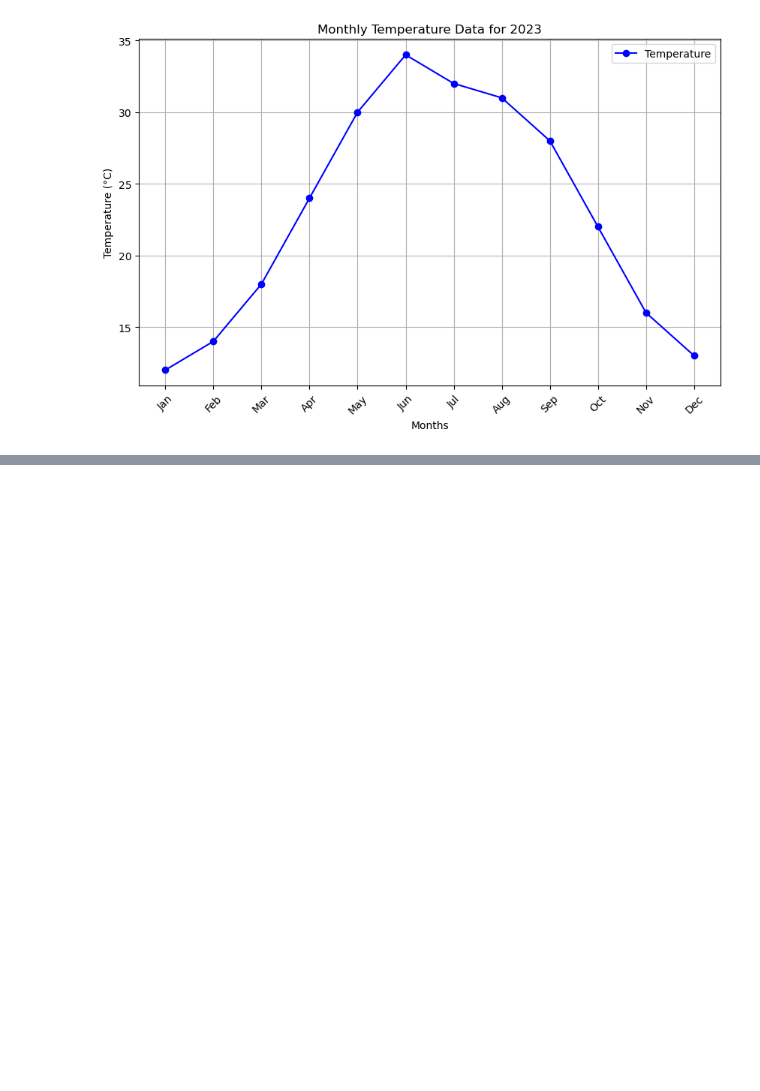
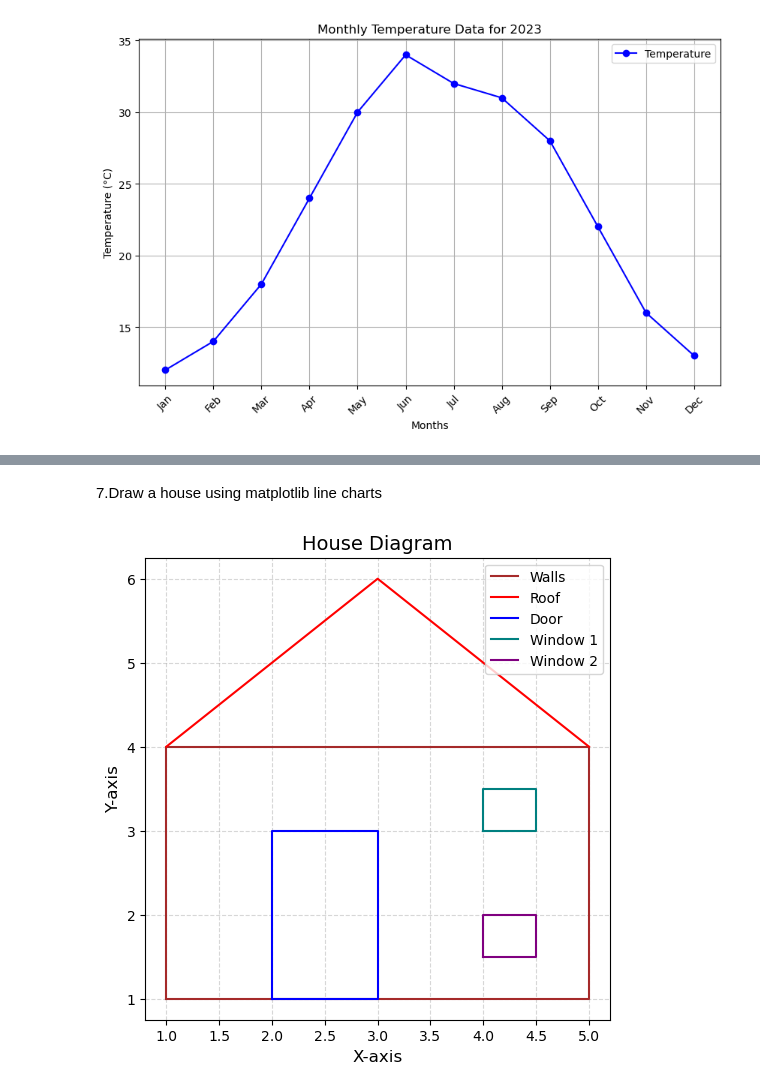
Before and after one commit to omkcan/DV, a Jupyter notebook: lab3.ipynb, the cells around one changed output, grey strips where cells are left out. Saved outputs shown, nothing was run; the diff lists cells and outputs as text; code cells hidden in the pictures; blank space fills up the shorter version.

```diff
--- a/lab3.ipynb
+++ b/lab3.ipynb
@@ -132,0 +189,37 @@ plt.show()
+# %% [markdown]
+7.Draw a house using matplotlib line charts
+# %%
+fig, ax = plt.subplots(figsize=(6, 6))
+
+walls_x = [1, 1, 5, 5, 1]
+walls_y = [1, 4, 4, 1, 1]
+
+ax.plot(walls_x, walls_y, color='brown', label="Walls")
+
+roof_x = [1, 3, 5]
+roof_y = [4, 6, 4]
+
+ax.plot(roof_x, roof_y, color='red', label="Roof")
+
+door_x = [2, 2, 3, 3, 2]
+door_y = [1, 3, 3, 1, 1]
+
+ax.plot(door_x, door_y, color='blue', label="Door")
+
+window1_x = [4, 4, 4.5, 4.5, 4]
+window1_y = [3, 3.5, 3.5, 3, 3]
+
+ax.plot(window1_x, window1_y, color='teal', label="Window 1")
+
+window2_x = [4, 4, 4.5, 4.5, 4]
+window2_y = [1.5, 2, 2, 1.5, 1.5]
+
+ax.plot(window2_x, window2_y, color='purple', label="Window 2")
+ax.grid(True, linestyle='--', alpha=0.5)
+ax.set_title("House Diagram", fontsize=14)
+ax.set_xlabel("X-axis", fontsize=12)
+ax.set_ylabel("Y-axis", fontsize=12)
+ax.legend()
+plt.show()
+# %% [output]
+[figure, added]
```
Also changed, not shown: parts of 8 cells of this notebook.
